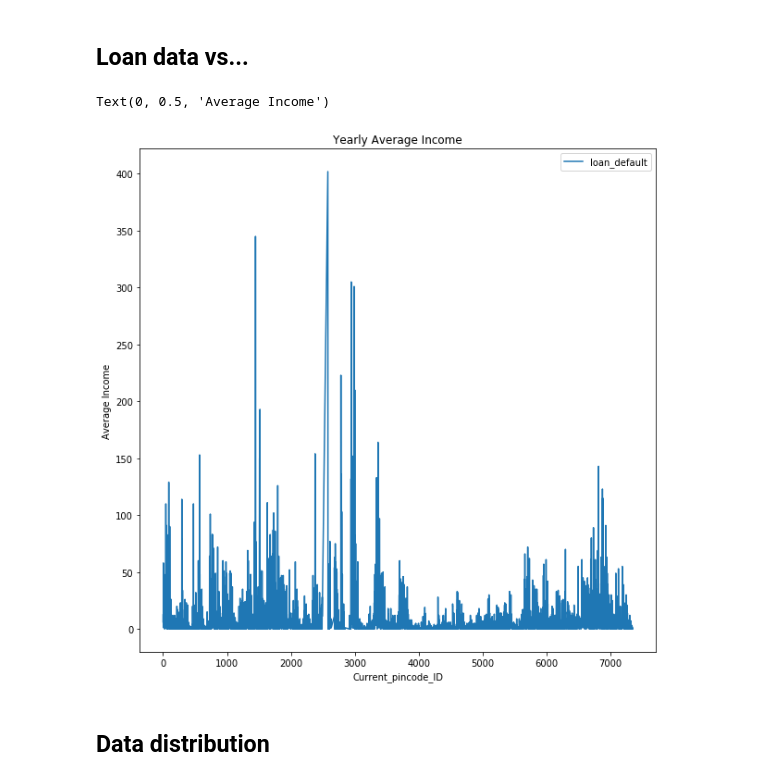
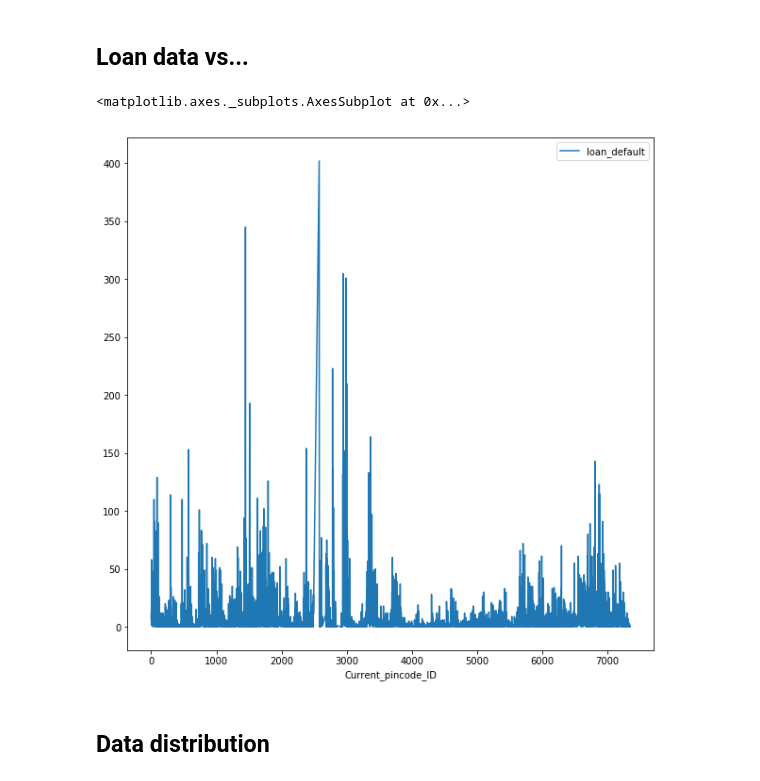
Before and after one commit to ajinkyaathlye/ml_hackathon, a Jupyter notebook: Loan_Default.ipynb, the cells around one changed output. Saved outputs shown, nothing was run; the diff lists cells and outputs as text; code cells hidden in the pictures.

```diff
--- a/Loan_Default.ipynb
+++ b/Loan_Default.ipynb
@@ -75,7 +80,7 @@ def axex(size):
     ax = fig.gca() # define axis
     return ax
 # %%
-loan_data = pd.read_csv('./train.csv',low_memory=False)
+loan_data = pd.read_csv('./Hackathon/Data/train.csv',low_memory=False)
 # %%
 loan_data.describe().T
 # %% [output]
@@ -187,5 +187,5 @@ missing_values(loan_data)
 # Get a threshold of what is 30%
 # print(loan_data.count())
 
-temp = [i for i in loan_data.count()<887379 *0.30]
-loan_data.drop(loan_data.columns[temp],axis=1,inplace=True)
+# temp = [i for i in loan_data.count()<887379 *0.30]
+# loan_data.drop(loan_data.columns[temp],axis=1,inplace=True)
@@ -198,13 +196,11 @@ True
 # %%
 ax = axex([10,10])
 
 # Average annual income plot
 loan_data[['loan_default', 'Current_pincode_ID']].groupby(['Current_pincode_ID']).sum().plot(ax = ax)
-ax.set_title('Yearly Average Income')
-ax.set_ylabel('Average Income')
 # %% [output]
-Text(0, 0.5, 'Average Income')
+<matplotlib.axes._subplots.AxesSubplot at 0x...>
-[figure, old version]
+[figure, new version]
 # %% [markdown]
 ## Data distribution
 # %% [markdown]
```
Also changed, not shown: parts of 18 cells of this notebook.
